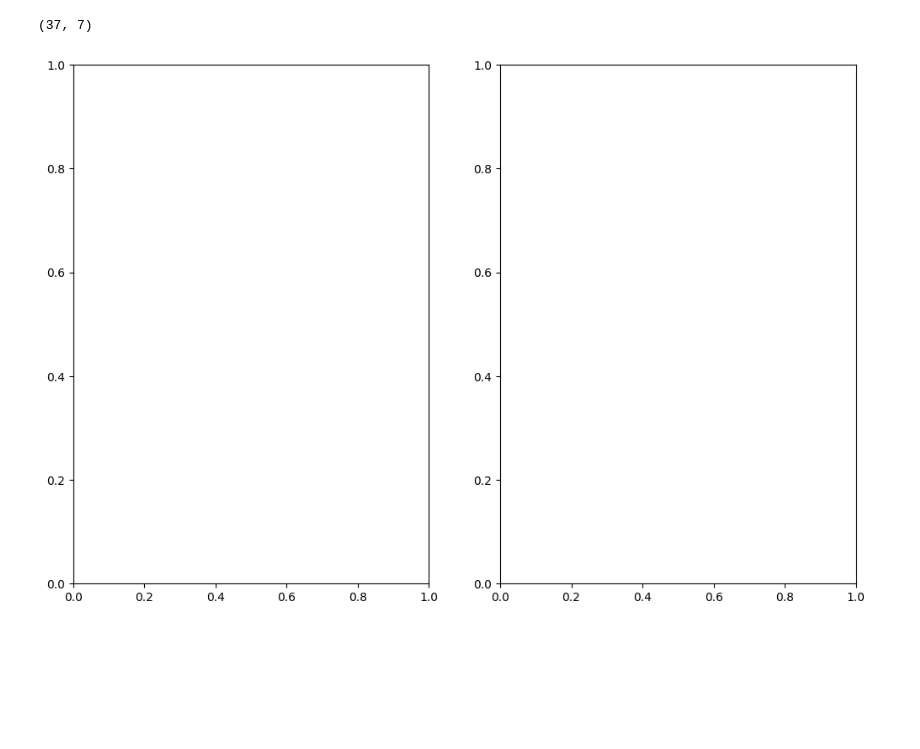
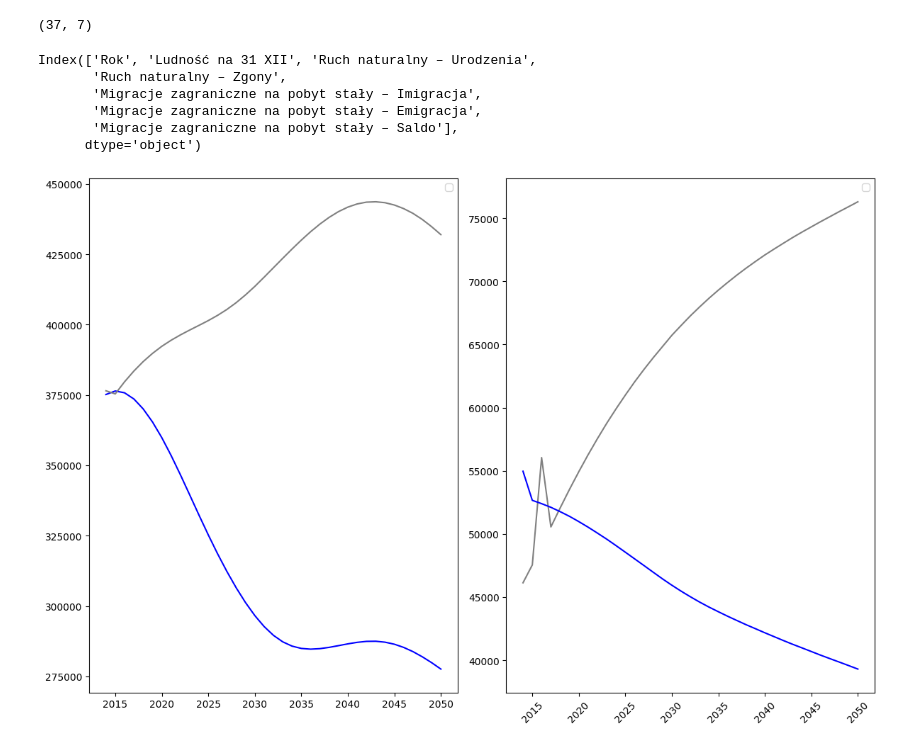
Before and after one commit to Vektor79/Zadania, a Jupyter notebook: 05_Wykresy/Materiały_na_zjazd/02_Wykresy/04_Wiele wykresów na jednym obrazku/1_Ruch naturalny i wędrówkowy.ipynb, the cells around one changed output. Drawn from its saved outputs; the diff is of its cells as text; code cells hidden in the pictures; blank space fills up the shorter version.

Commit message:
Ruch naturalny i wędrówkowy

```diff
--- a/05_Wykresy/Materiały_na_zjazd/02_Wykresy/04_Wiele wykresów na jednym obrazku/1_Ruch naturalny i wędrówkowy.ipynb
+++ b/05_Wykresy/Materiały_na_zjazd/02_Wykresy/04_Wiele wykresów na jednym obrazku/1_Ruch naturalny i wędrówkowy.ipynb
@@ -58,12 +58,34 @@ memory usage: 2.2 KB
 df.shape
 # %% [output]
 (37, 7)
+# %%
+# spr sobie nazwy kolumn:
+df.columns
+# %% [output]
+Index(['Rok', 'Ludność na 31 XII', 'Ruch naturalny – Urodzenia',
+       'Ruch naturalny – Zgony',
+       'Migracje zagraniczne na pobyt stały – Imigracja',
+       'Migracje zagraniczne na pobyt stały – Emigracja',
+       'Migracje zagraniczne na pobyt stały – Saldo'],
+      dtype='object')
 # %%
     # dwa wykresy na jednym schemacie czyli jeden wiersz, dwie kolumny (nrows i ncols:, muszą to być parametry pozycyjne)
     # axs a nie ax bo tutaj to już jest liczba mnoga (axs to jeden prostokąt)
 fig, axs = plt.subplots(1, 2, figsize=(12, 8))
 
+    # axs[0] - index pierwszego wykresu
+axs[0].plot(df["Rok"], df["Ruch naturalny – Urodzenia"], color="blue")
+axs[0].plot(df["Rok"], df["Ruch naturalny – Zgony"], color="grey")
 
+    # drugi wykres:
+axs[1].plot(df["Rok"], df["Migracje zagraniczne na pobyt stały – Imigracja"], color="grey")
+axs[1].plot(df["Rok"], df["Migracje zagraniczne na pobyt stały – Emigracja"], color="blue")
+
+
+
+plt.xticks(rotation=45)
+
+plt.tight_layout()
 plt.show()
 # %% [output]
-[figure, old version]
+[figure, new version]
```
Also changed, not shown: parts of 2 cells of this notebook.
